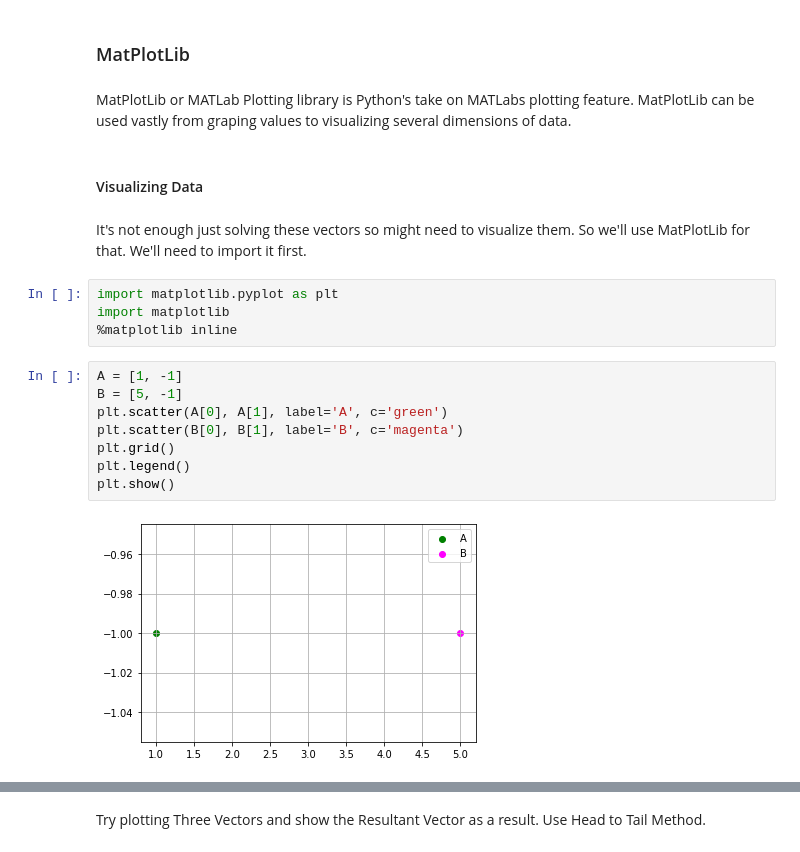
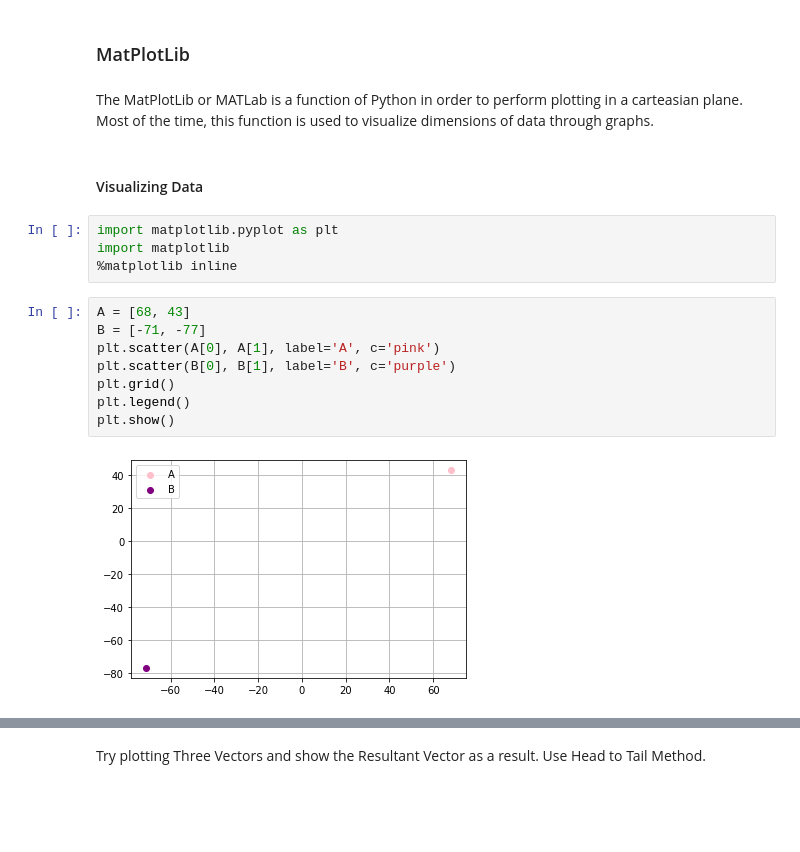
Before and after one commit to teyaa01/Linear-Algebra_2nd-Sem, a Jupyter notebook: Assignment_5.ipynb, the cells around one changed output, grey strips where cells are left out. Cells and saved outputs as stored; diff of their text form; blank space fills up the shorter version.

```diff
--- a/Assignment_5.ipynb
+++ b/Assignment_5.ipynb
@@ -155,23 +188,21 @@ array([20, 15])
 Try to implement scaling with two vectors.
 # %% [markdown]
 ### MatPlotLib
-# %% [markdown]
-MatPlotLib or MATLab Plotting library is Python's take on MATLabs plotting feature. MatPlotLib can be used vastly from graping values to visualizing several dimensions of data.
+# %% [markdown]
+The MatPlotLib or MATLab is a function of Python in order to perform plotting in a carteasian plane. Most of the time, this function is used to visualize dimensions of data through graphs.
 # %% [markdown]
 #### Visualizing Data
-# %% [markdown]
-It's not enough just solving these vectors so might need to visualize them. So we'll use MatPlotLib for that. We'll need to import it first.
 # %%
 import matplotlib.pyplot as plt
 import matplotlib
 %matplotlib inline
 # %%
-A = [1, -1]
-B = [5, -1]
-plt.scatter(A[0], A[1], label='A', c='green')
-plt.scatter(B[0], B[1], label='B', c='magenta')
+A = [68, 43]
+B = [-71, -77]
+plt.scatter(A[0], A[1], label='A', c='pink')
+plt.scatter(B[0], B[1], label='B', c='purple')
 plt.grid()
 plt.legend()
 plt.show()
 # %% [output]
-[figure, old version]
+[figure, new version]
```
Also changed, not shown: parts of 45 cells of this notebook.
